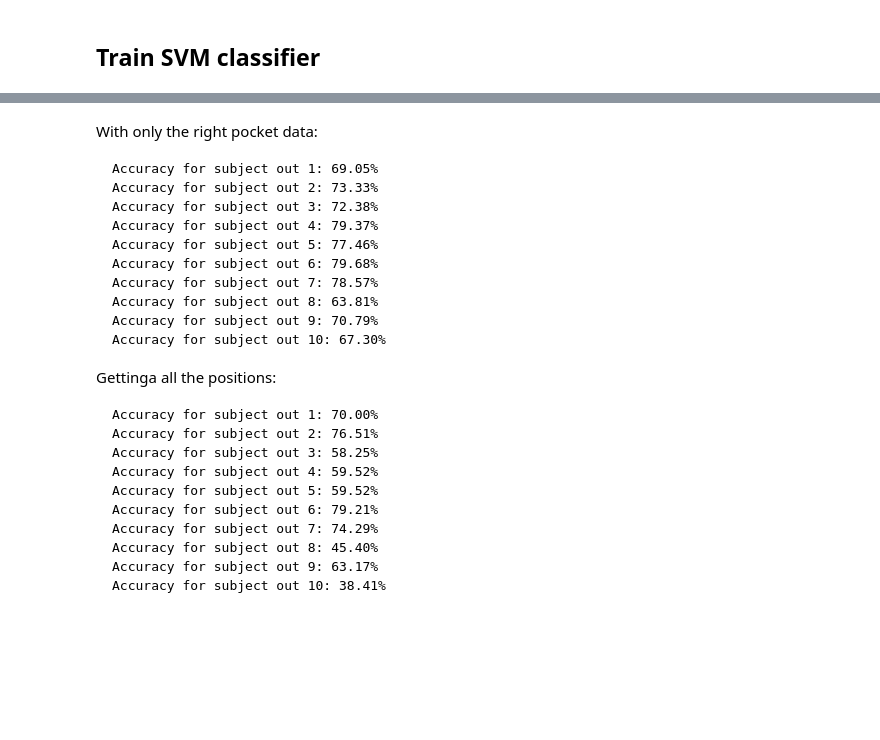
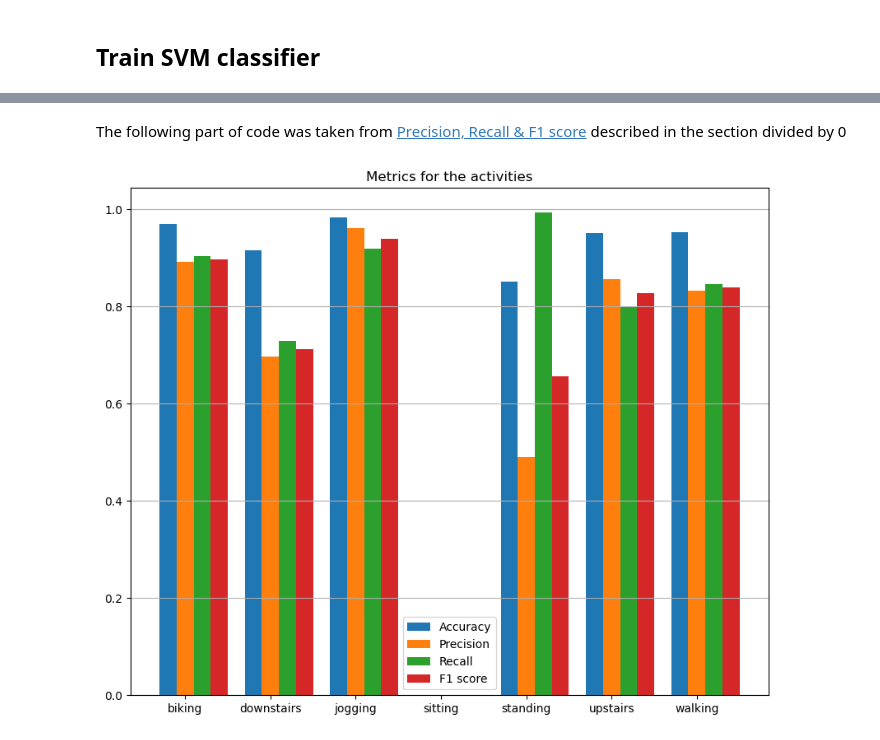
Before and after one commit to VasilisMpletsos/ActivityDetection_AUTH_2023, a Jupyter notebook: ActivityDetection.ipynb, the cells around one changed output, grey strips where cells are left out. Drawn from its saved outputs; the diff is of its cells as text; code cells hidden in the pictures; blank space fills up the shorter version.

````diff
--- a/ActivityDetection.ipynb
+++ b/ActivityDetection.ipynb
@@ -248,28 +317,13 @@ Accuracy for subject out 10: 43.49%
-# %% [markdown]
-With only the right pocket data:
-```
-Accuracy for subject out 1: 69.05%
-Accuracy for subject out 2: 73.33%
-Accuracy for subject out 3: 72.38%
-Accuracy for subject out 4: 79.37%
-Accuracy for subject out 5: 77.46%
-Accuracy for subject out 6: 79.68%
-Accuracy for subject out 7: 78.57%
-Accuracy for subject out 8: 63.81%
-Accuracy for subject out 9: 70.79%
-Accuracy for subject out 10: 67.30%
-```
-
-Gettinga all the positions:
-```
-Accuracy for subject out 1: 70.00%
-Accuracy for subject out 2: 76.51%
-Accuracy for subject out 3: 58.25%
-Accuracy for subject out 4: 59.52%
-Accuracy for subject out 5: 59.52%
-Accuracy for subject out 6: 79.21%
-Accuracy for subject out 7: 74.29%
-Accuracy for subject out 8: 45.40%
-Accuracy for subject out 9: 63.17%
-Accuracy for subject out 10: 38.41%
-```
+# %%
+# Calculate true positives, true negatives, false positives and false negatives from the total confusion matrix
+
+# The true positives are the diagonal of the confusion matrix
+true_positives = np.diag(total_confusion_matrix)
+# The false positives are the sum of the columns of the confusion matrix minus the true positives, the columns of the confusion matrix are the predicted labels
+false_positives = np.sum(total_confusion_matrix, axis=0) - true_positives
+# The false negatives are the sum of the rows of the confusion matrix minus the true positives, the rows of the confusion matrix are the true labels
+false_negatives = np.sum(total_confusion_matrix, axis=1) - true_positives
+# The true negatives are the sum of the confusion matrix minus the true positives, false positives and false negatives
+true_negatives = np.sum(total_confusion_matrix) - (true_positives + false_positives + false_negatives)
+# %% [markdown]
+The following part of code was taken from [Precision, Recall & F1 score](https://github.com/dice-group/gerbil/wiki/Precision,-Recall-and-F1-measure) described in the section divided by 0
@@ -275,0 +364,19 @@ Accuracy for subject out 10: 38.41%
+# %%
+# Make a bar plot of the accuracies, precisions, recalls and f1 scores
+fig, ax = plt.subplots(figsize=(10,8))
+x = np.arange(7)
+width = 0.2
+ax.bar(x - width, accuracies, width, label='Accuracy')
+ax.bar(x, precisions, width, label='Precision')
+ax.bar(x + width, recalls, width, label='Recall')
+ax.bar(x + 2*width, f1_scores, width, label='F1 score')
+ax.set_xticks(x)
+ax.set_xticklabels(activities)
+ax.set_title('Metrics for the activities')
+ax.legend()
+# Show grid only on y axis
+ax.xaxis.grid()
+plt.grid()
+plt.show()
+# %% [output]
+[figure, added]
````
Also changed, not shown: parts of 18 cells of this notebook.
